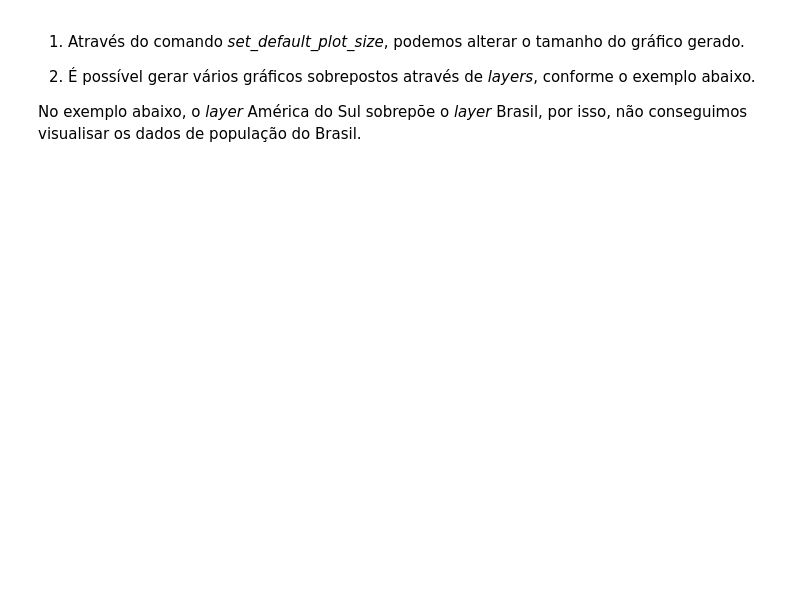
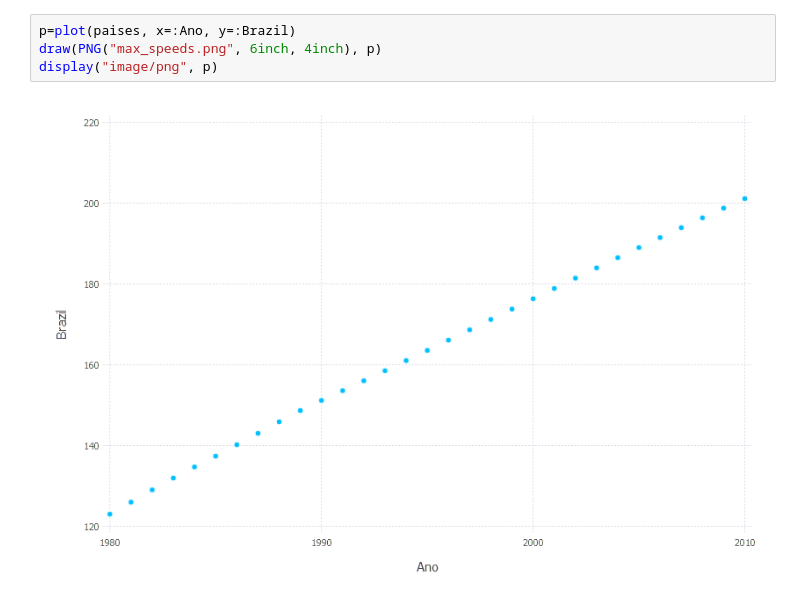
Before and after one commit to gomiero/canalalexandregomiero, a Jupyter notebook: Notebooks/Julia-Gadfly-Video11.ipynb, the cells around one changed output. Drawn from its saved outputs; the diff is of its cells as text; blank space fills up the shorter version.

```diff
--- a/Notebooks/Julia-Gadfly-Video11.ipynb
+++ b/Notebooks/Julia-Gadfly-Video11.ipynb
@@ -136,6 +77,6 @@ Plot(...)
-# %% [markdown]
-1. Através do comando *set_default_plot_size*, podemos alterar o tamanho do gráfico gerado.
-
-2. É possível gerar vários gráficos sobrepostos através de *layers*, conforme o exemplo abaixo.
-
-No exemplo abaixo, o *layer* América do Sul sobrepõe o *layer* Brasil, por isso, não conseguimos visualisar os dados de população do Brasil.
+# %%
+p=plot(paises, x=:Ano, y=:Brazil)
+draw(PNG("max_speeds.png", 6inch, 4inch), p)
+display("image/png", p)
+# %% [output]
+[figure, added]
```
Also changed, not shown: parts of 19 cells of this notebook.
